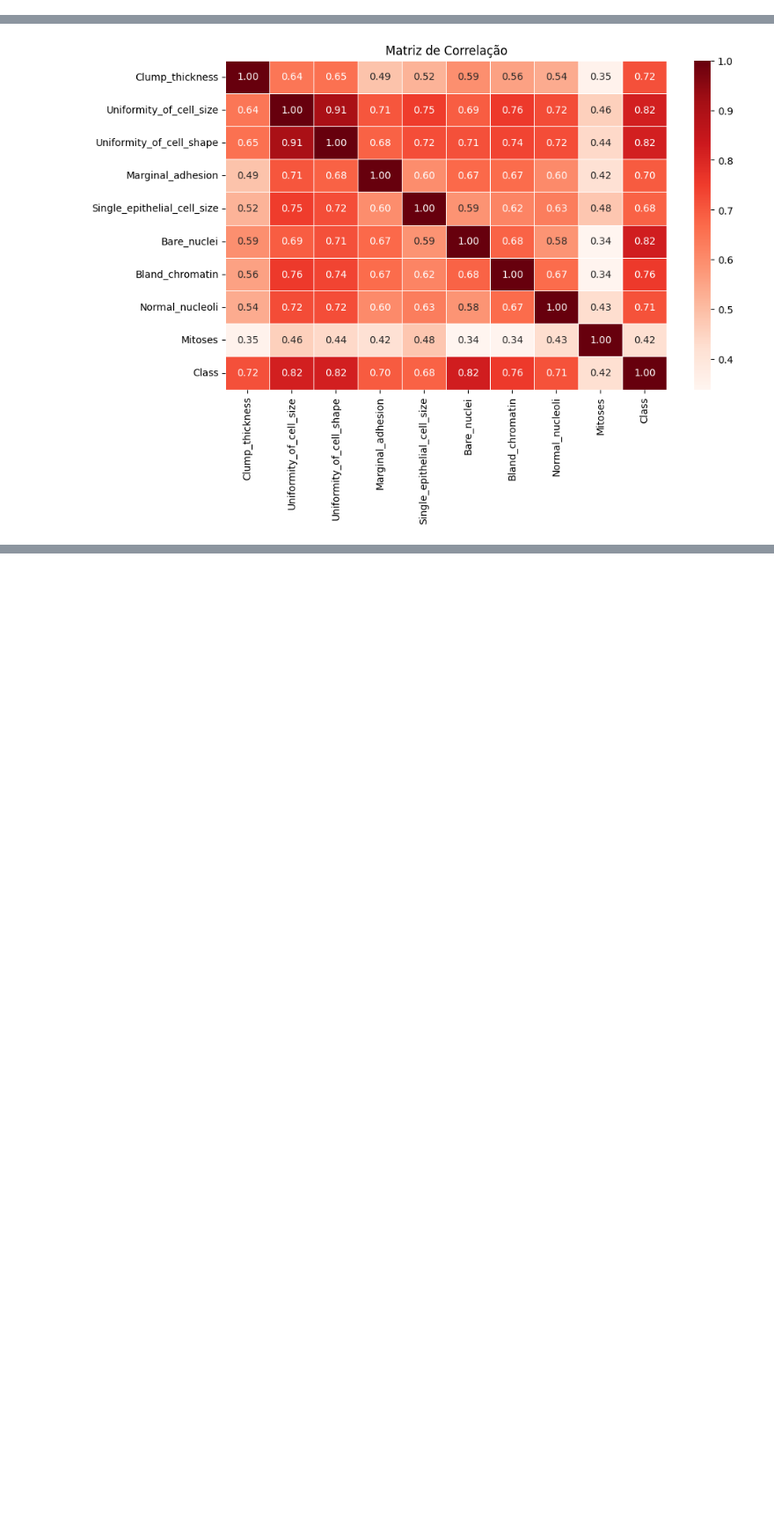
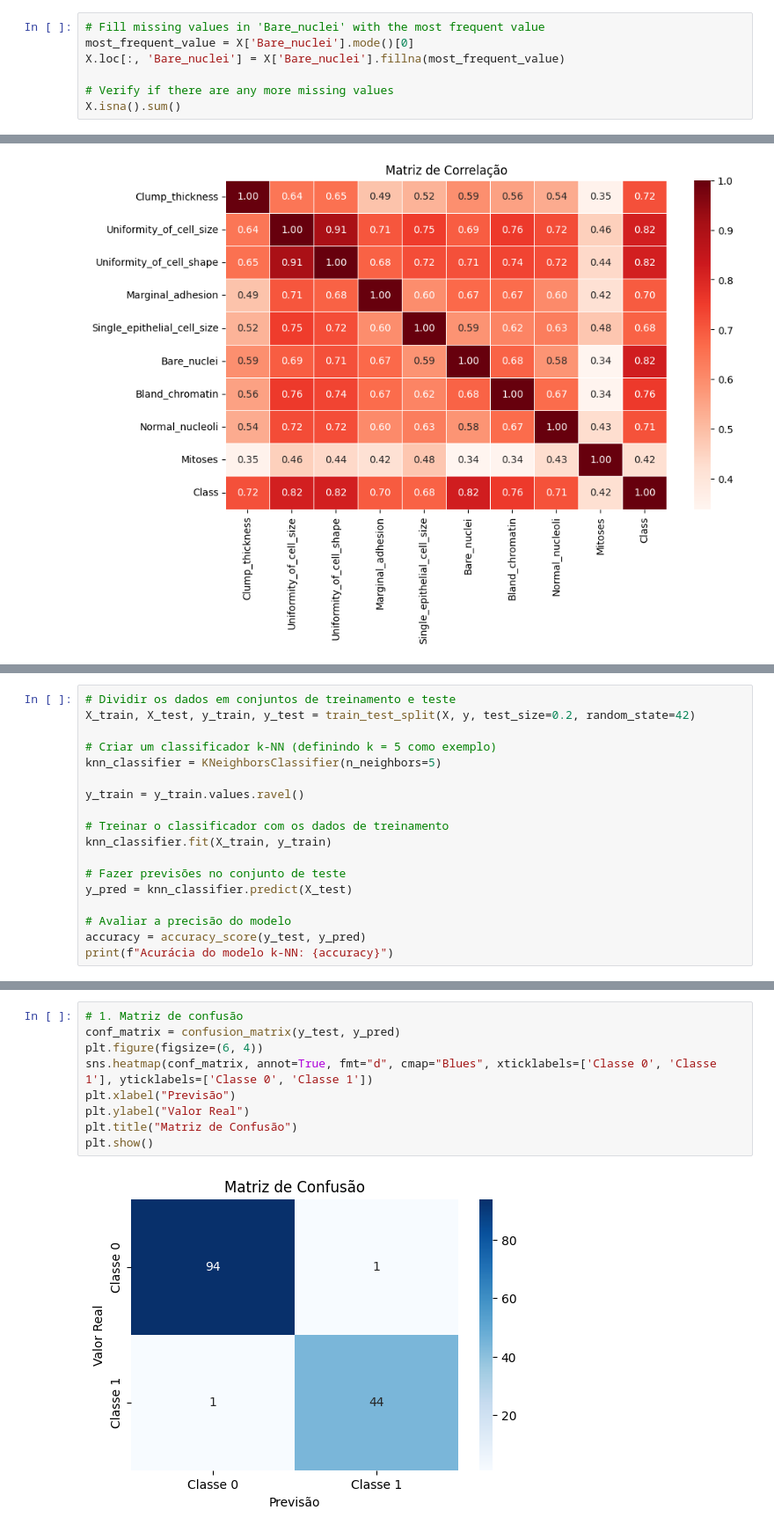
Before and after one commit to IvonLuiz/breast_cancer_kmeans, a Jupyter notebook: breast_cancer_kmeans.ipynb, the cells around one changed output, grey strips where cells are left out. Shown at 88% size. Cells and saved outputs as stored; diff of their text form; blank space fills up the shorter version.

Commit message:
análise do modelo

```diff
--- a/breast_cancer_kmeans.ipynb
+++ b/breast_cancer_kmeans.ipynb
@@ -181,3 +191,10 @@ X[X['Bare_nuclei'].isna()]
 | 321 | 3 | 1 | 1 | 1 | 2 | ... |
 | 411 | 1 | 1 | 1 | 1 | 1 | ... |
 | 617 | 1 | 1 | 1 | 1 | 1 | ... |
+# %%
+# Fill missing values in 'Bare_nuclei' with the most frequent value
+most_frequent_value = X['Bare_nuclei'].mode()[0]
+X.loc[:, 'Bare_nuclei'] = X['Bare_nuclei'].fillna(most_frequent_value)
+
+# Verify if there are any more missing values
+X.isna().sum()
@@ -260,0 +325,18 @@ plt.show()
+# %%
+# Dividir os dados em conjuntos de treinamento e teste
+X_train, X_test, y_train, y_test = train_test_split(X, y, test_size=0.2, random_state=42)
+
+# Criar um classificador k-NN (definindo k = 5 como exemplo)
+knn_classifier = KNeighborsClassifier(n_neighbors=5)
+
+y_train = y_train.values.ravel()
+
+# Treinar o classificador com os dados de treinamento
+knn_classifier.fit(X_train, y_train)
+
+# Fazer previsões no conjunto de teste
+y_pred = knn_classifier.predict(X_test)
+
+# Avaliar a precisão do modelo
+accuracy = accuracy_score(y_test, y_pred)
+print(f"Acurácia do modelo k-NN: {accuracy}")
@@ -260,0 +381,11 @@ plt.show()
+# %%
+# 1. Matriz de confusão
+conf_matrix = confusion_matrix(y_test, y_pred)
+plt.figure(figsize=(6, 4))
+sns.heatmap(conf_matrix, annot=True, fmt="d", cmap="Blues", xticklabels=['Classe 0', 'Classe 1'], yticklabels=['Classe 0', 'Classe 1'])
+plt.xlabel("Previsão")
+plt.ylabel("Valor Real")
+plt.title("Matriz de Confusão")
+plt.show()
+# %% [output]
+[figure, added]
```
Also changed, not shown: parts of 11 cells of this notebook.
